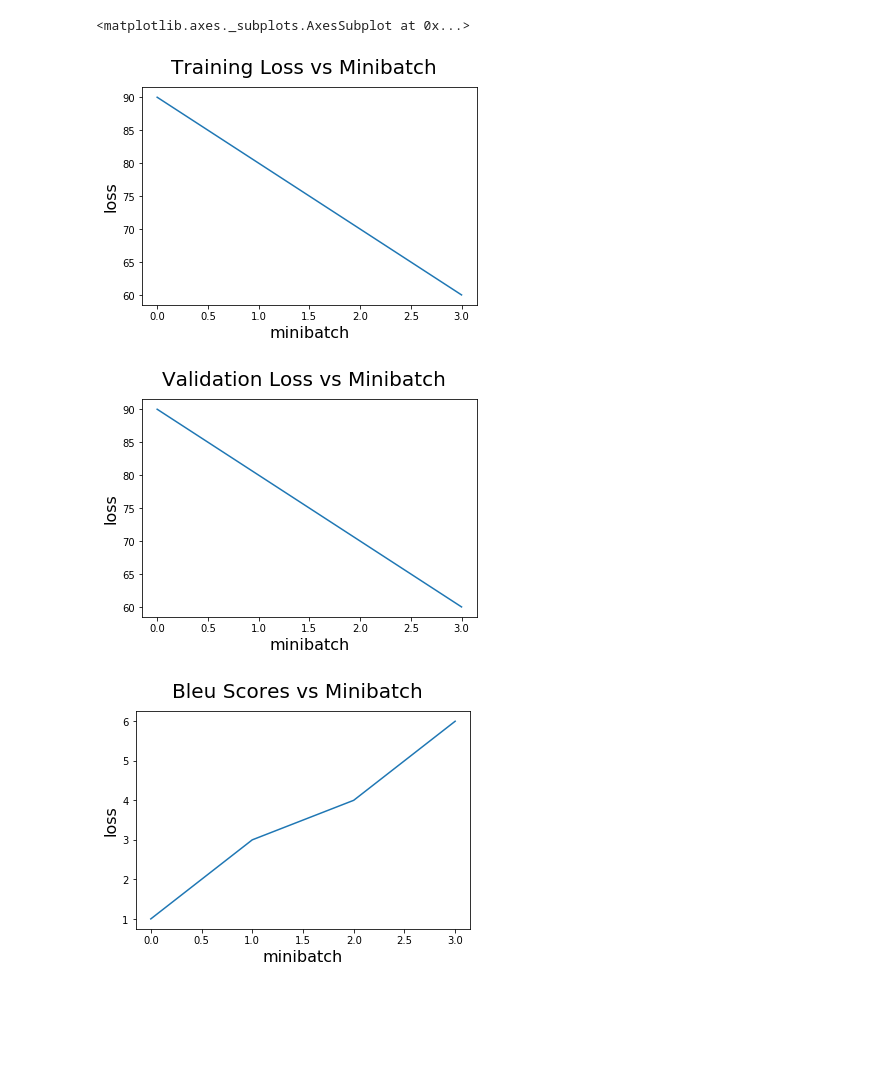
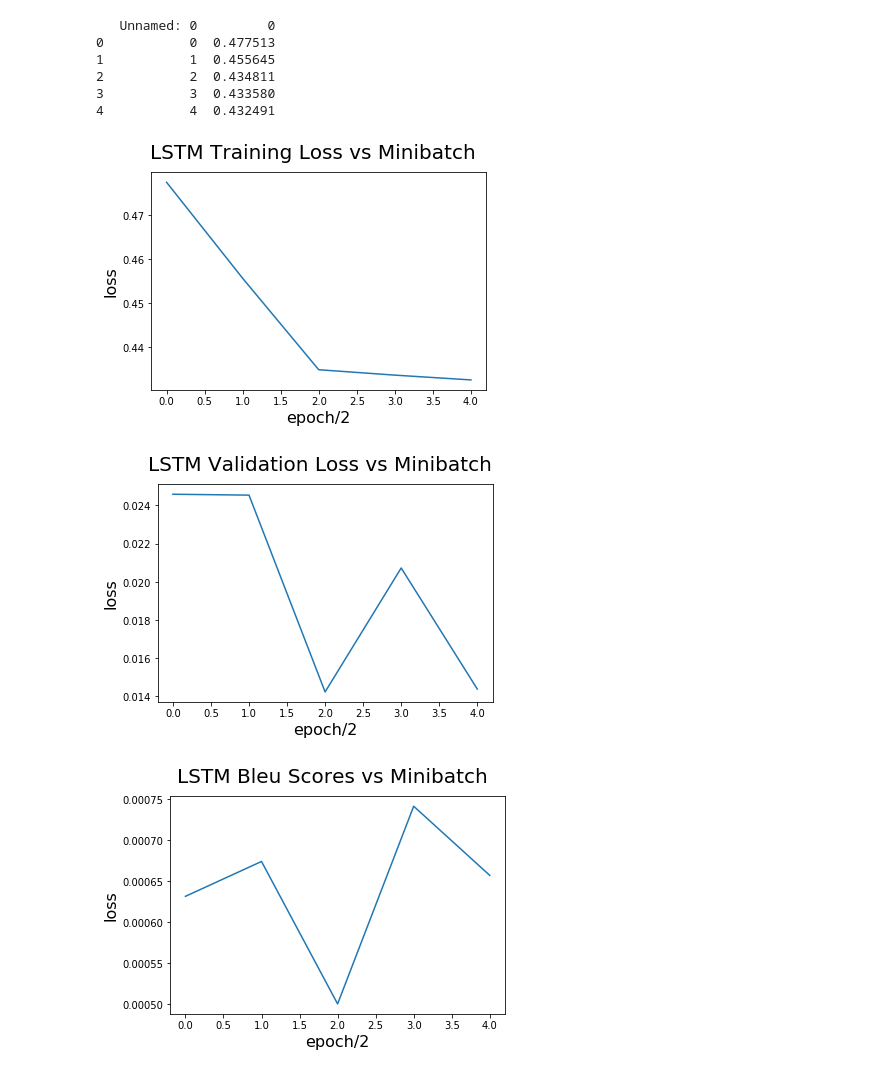
Before and after one commit to rogermilroy/190_PA4, a Jupyter notebook: outputs/graph_data.ipynb, the cells around one changed output. Drawn from its saved outputs; the diff is of its cells as text; code cells hidden in the pictures; blank space fills up the shorter version.

Commit message:
graph training loss, validation loss, and bleu scores

```diff
--- a/outputs/graph_data.ipynb
+++ b/outputs/graph_data.ipynb
@@ -3,33 +3,49 @@ import matplotlib.pyplot as plt
 import os
 import pandas as pd
 
-# Load Data
-training_losses = pd.read_csv('./training_losses.csv');
-validation_losses = pd.read_csv('./validation_losses.csv');
-bleu_scores = pd.read_csv('./bleu_scores.csv');
+# Load LSTM Data
+training_losses_lstm = pd.read_csv('./training_losses_lstm.csv');
+validation_losses_lstm = pd.read_csv('./validation_losses_lstm.csv');
+bleu_scores_lstm = pd.read_csv('./bleu_scores_lstm.csv');
+
+# Load GRU data
+training_losses_gru = pd.read_csv('./training_losses_gru.csv');
+validation_losses_gru = pd.read_csv('./validation_losses_gru.csv');
+bleu_scores_gru = pd.read_csv('./bleu_scores_gru.csv');
+# %%
+print(training_losses_lstm)
+# %% [output]
+   Unnamed: 0         0
+0           0  0.477513
+1           1  0.455645
+2           2  0.434811
+3           3  0.433580
+4           4  0.432491
 # %%
 # Plot Training Losses
 fig1 = plt.figure()
-fig1.suptitle('Training Loss vs Minibatch', fontsize=20)
-plt.xlabel('minibatch', fontsize=16)
+fig1.suptitle('LSTM Training Loss vs Minibatch', fontsize=20)
+plt.xlabel('epoch/2', fontsize=16)
 plt.ylabel('loss', fontsize=16)
-training_losses.iloc[:,2].plot()
+training_losses_lstm.iloc[:,1].plot()
+fig1.savefig('training_loss_lstm.png')
 
 # Plot Validation Losses
 fig2 = plt.figure()
-fig2.suptitle('Validation Loss vs Minibatch', fontsize=20)
-plt.xlabel('minibatch', fontsize=16)
+fig2.suptitle('LSTM Validation Loss vs Minibatch', fontsize=20)
+plt.xlabel('epoch/2', fontsize=16)
 plt.ylabel('loss', fontsize=16)
-validation_losses.iloc[:,2].plot()
+validation_losses_lstm.iloc[:,1].plot()
+fig2.savefig('validation_loss_lstm.png')
 
 # Plot Bleu Scores
 fig3 = plt.figure()
-fig3.suptitle('Bleu Scores vs Minibatch', fontsize=20)
-plt.xlabel('minibatch', fontsize=16)
+fig3.suptitle('LSTM Bleu Scores vs Minibatch', fontsize=20)
+plt.xlabel('epoch/2', fontsize=16)
 plt.ylabel('loss', fontsize=16)
-bleu_scores.iloc[:,2].plot()
+bleu_scores_lstm.iloc[:,1].plot()
+fig3.savefig('bleu_scores_lstm.png')
 # %% [output]
-<matplotlib.axes._subplots.AxesSubplot at 0x...>
-[figure, old version]
+[figure, new version]
-[figure, old version]
+[figure, new version]
-[figure, old version]
+[figure, new version]
```
Also changed, not shown: parts of 5 cells of this notebook, 6 other files.
